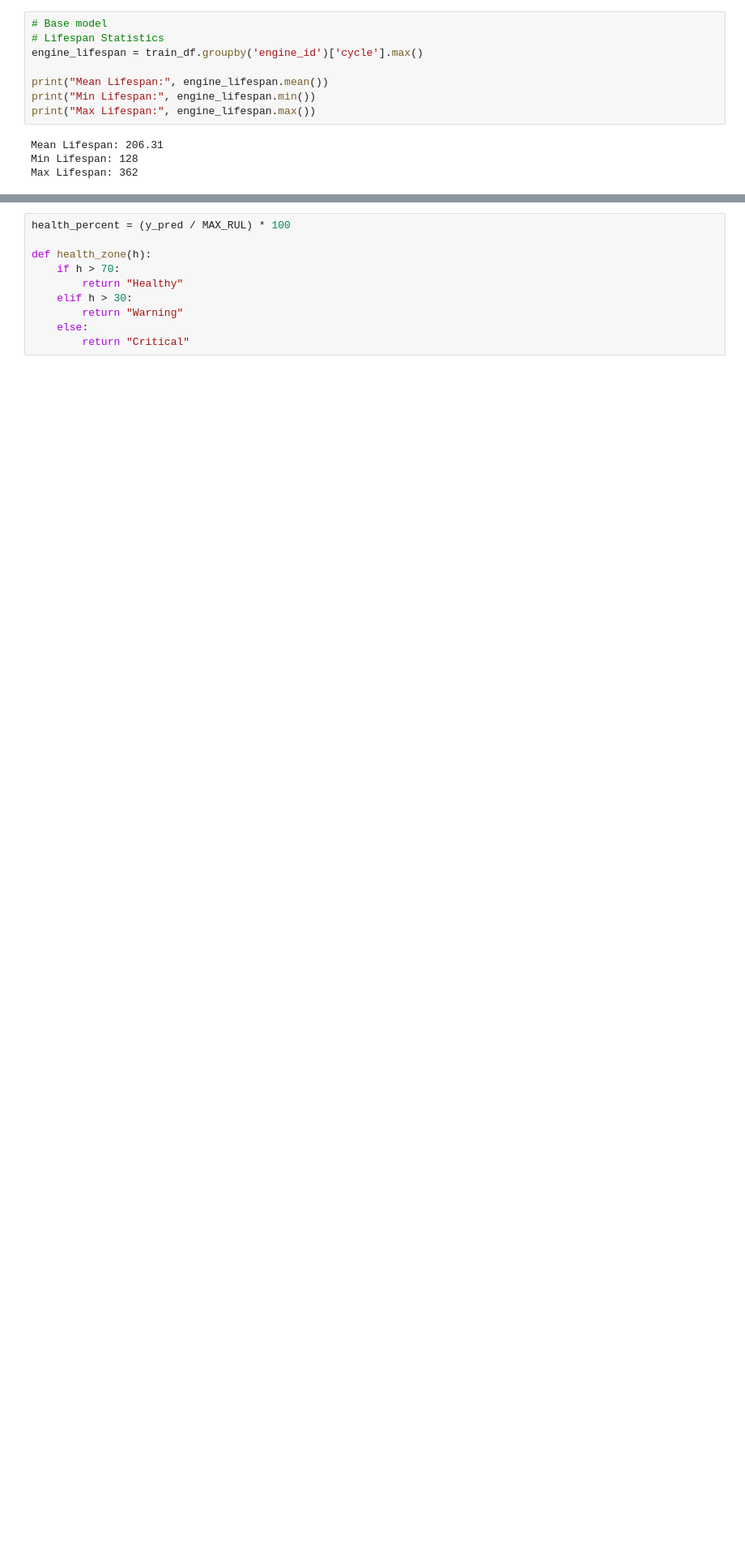
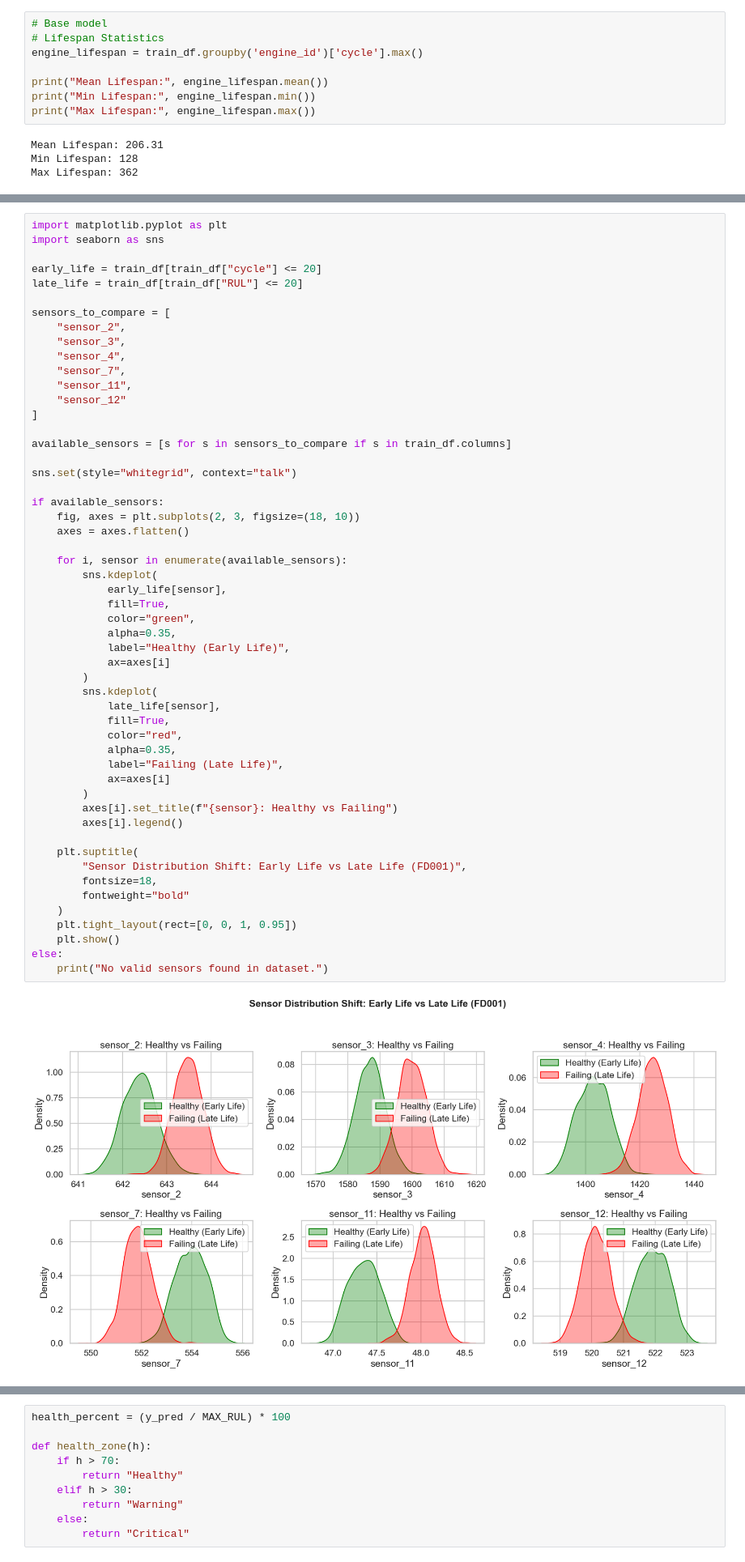
Before and after one commit to Hacknova49/Team-ID-25KTJAI-S353398-AI-Hackathon-, a Jupyter notebook: test1.ipynb, the cells around one changed output, grey strips where cells are left out. Shown at 81% size. Saved outputs shown, nothing was run; the diff lists cells and outputs as text; blank space fills up the shorter version.

```diff
--- a/test1.ipynb
+++ b/test1.ipynb
@@ -388,3 +389,58 @@ def plot_engine_evolution(df, sensor_name, rolling_window=15):
     plt.legend(loc="upper left")
     plt.tight_layout()
     plt.show()
+# %%
+import matplotlib.pyplot as plt
+import seaborn as sns
+
+early_life = train_df[train_df["cycle"] <= 20]
+late_life = train_df[train_df["RUL"] <= 20]
+
+sensors_to_compare = [
+    "sensor_2",
+    "sensor_3",
+    "sensor_4",
+    "sensor_7",
+    "sensor_11",
+    "sensor_12"
+]
+
+available_sensors = [s for s in sensors_to_compare if s in train_df.columns]
+
+sns.set(style="whitegrid", context="talk")
+
+if available_sensors:
+    fig, axes = plt.subplots(2, 3, figsize=(18, 10))
+    axes = axes.flatten()
+
+    for i, sensor in enumerate(available_sensors):
+        sns.kdeplot(
+            early_life[sensor],
+            fill=True,
+            color="green",
+            alpha=0.35,
+            label="Healthy (Early Life)",
+            ax=axes[i]
+        )
+        sns.kdeplot(
+            late_life[sensor],
+            fill=True,
+            color="red",
+            alpha=0.35,
+            label="Failing (Late Life)",
+            ax=axes[i]
+        )
+        axes[i].set_title(f"{sensor}: Healthy vs Failing")
+        axes[i].legend()
+
+    plt.suptitle(
+        "Sensor Distribution Shift: Early Life vs Late Life (FD001)",
+        fontsize=18,
+        fontweight="bold"
+    )
+    plt.tight_layout(rect=[0, 0, 1, 0.95])
+    plt.show()
+else:
+    print("No valid sensors found in dataset.")
+# %% [output]
+[figure, added]
```
Also changed, not shown: parts of 38 cells of this notebook, 2 other files.
